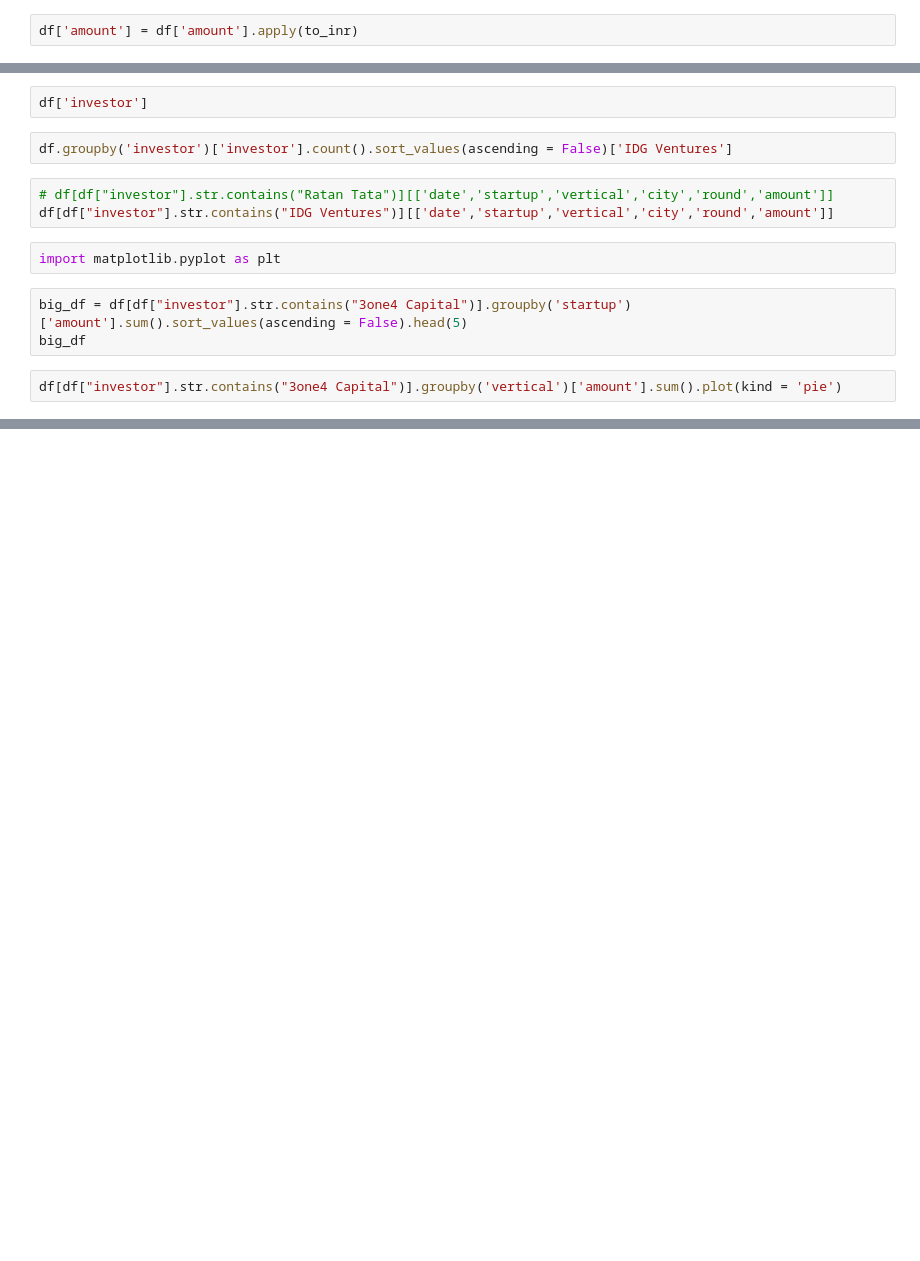
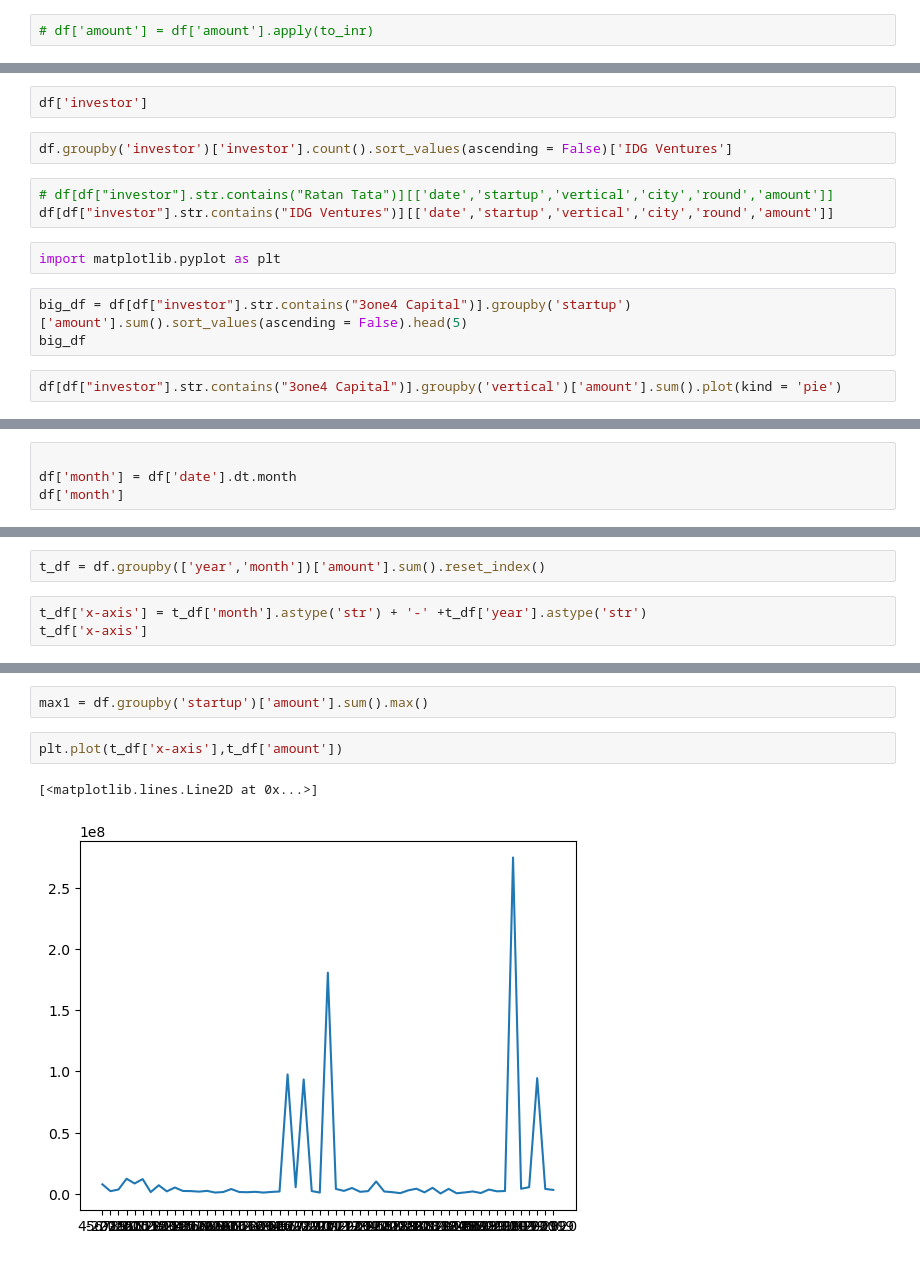
Before and after one commit to Shikher-jain/Data_Science, a Jupyter notebook: startup-dashboard/t.ipynb, the cells around one changed output, grey strips where cells are left out. Drawn from its saved outputs; the diff is of its cells as text; blank space fills up the shorter version.

```diff
--- a/startup-dashboard/t.ipynb
+++ b/startup-dashboard/t.ipynb
@@ -58,5 +58,5 @@ to_inr(2000000000)
 # %%
-df['amount'] = df['amount'].apply(to_inr)
+# df['amount'] = df['amount'].apply(to_inr)
 # %%
 df['amount'] = df['amount'] * 87.24 / 1e7
 # %%
@@ -115,0 +123,4 @@ See the caveats in the documentation: https://pandas.pydata.org/pandas-docs/stab
+# %%
+
+df['month'] = df['date'].dt.month
+df['month']
@@ -115,0 +155,5 @@ See the caveats in the documentation: https://pandas.pydata.org/pandas-docs/stab
+# %%
+t_df = df.groupby(['year','month'])['amount'].sum().reset_index()
+# %%
+t_df['x-axis'] = t_df['month'].astype('str') + '-' +t_df['year'].astype('str')
+t_df['x-axis']
@@ -115,0 +178,7 @@ See the caveats in the documentation: https://pandas.pydata.org/pandas-docs/stab
+# %%
+max1 = df.groupby('startup')['amount'].sum().max()
+# %%
+plt.plot(t_df['x-axis'],t_df['amount'])
+# %% [output]
+[<matplotlib.lines.Line2D at 0x...>]
+[figure, added]
```
Also changed, not shown: parts of 13 cells of this notebook.
